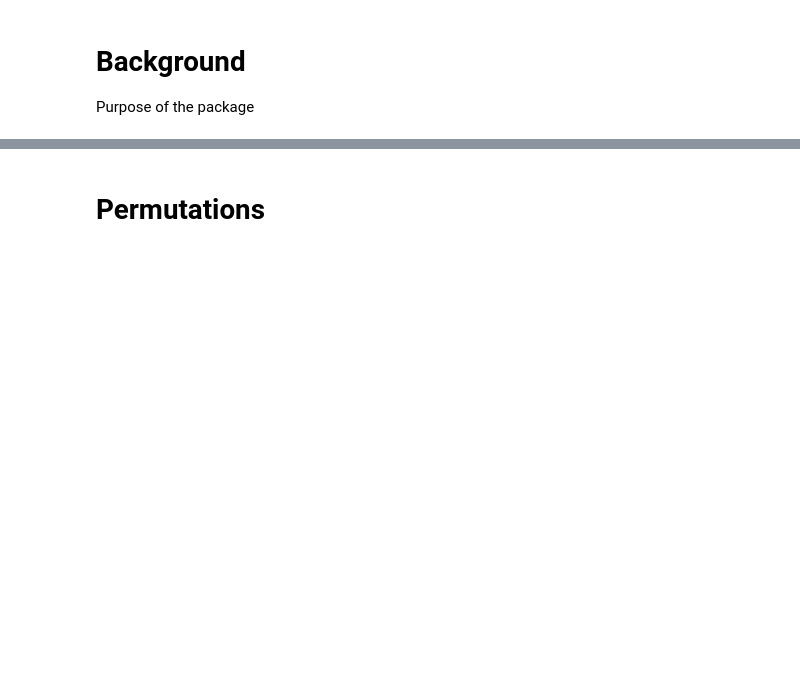
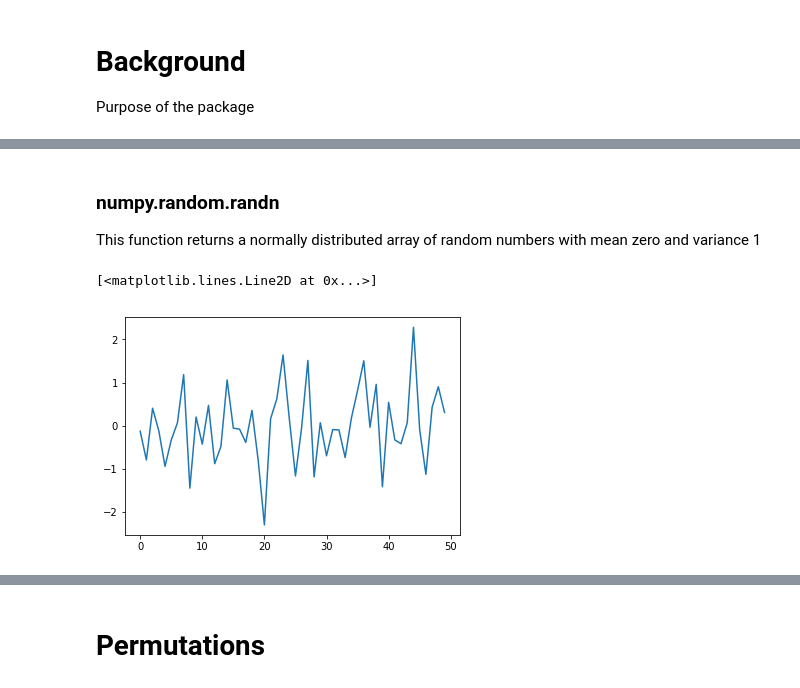
Before and after one commit to healyshane/programming_for_data_analysis-practical_assignment, a Jupyter notebook: Programming for Data Analysis_Assignment.ipynb, the cells around one changed output, grey strips where cells are left out. Saved outputs shown, nothing was run; the diff lists cells and outputs as text; code cells hidden in the pictures; blank space fills up the shorter version.

```diff
--- a/Programming for Data Analysis_Assignment.ipynb
+++ b/Programming for Data Analysis_Assignment.ipynb
@@ -49,0 +68,9 @@ array([[[0.28028243, 0.04950575],
+# %% [markdown]
+### numpy.random.randn
+This function returns a normally distributed array of random numbers with mean zero and variance 1
+# %%
+w = np.random.randn(50)
+plt.plot(w)
+# %% [output]
+[<matplotlib.lines.Line2D at 0x...>]
+[figure, added]
```
Also changed, not shown: parts of 21 cells of this notebook.
